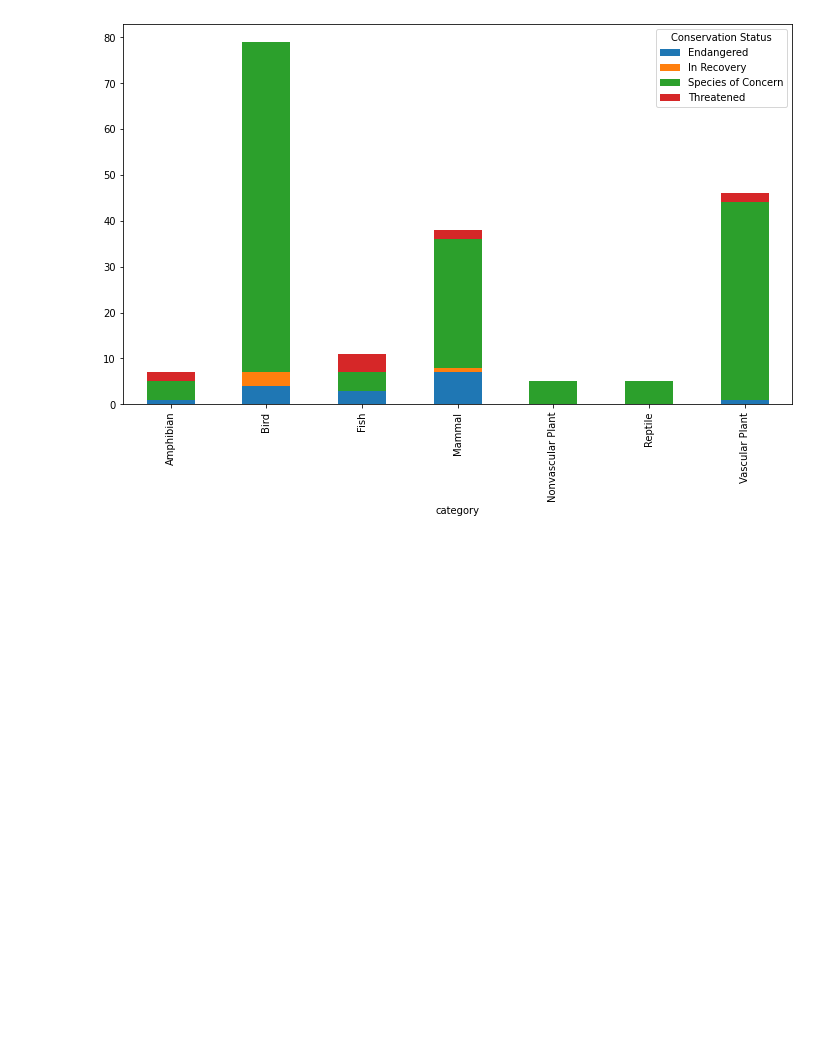
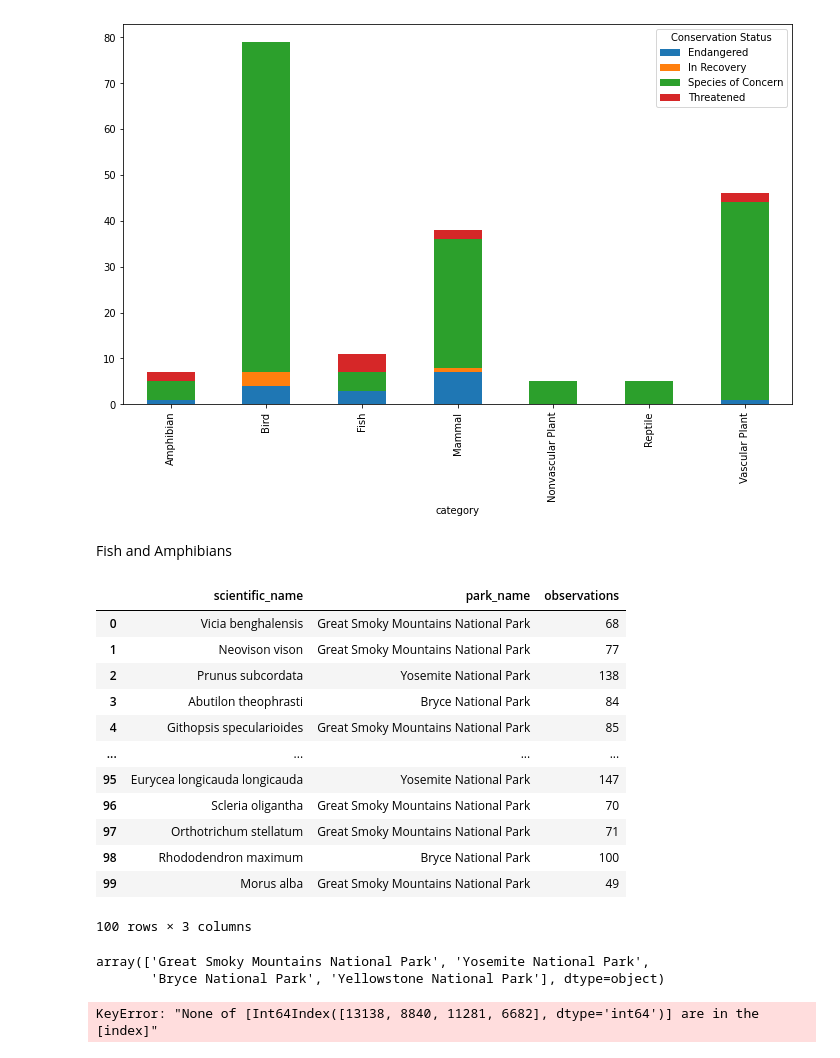
Before and after one commit to bartmj/Biodiversity-EDA, a Jupyter notebook: biodiversity.ipynb, the cells around one changed output. Cells and saved outputs as stored; diff of their text form; code cells hidden in the pictures; blank space fills up the shorter version.

```diff
--- a/biodiversity.ipynb
+++ b/biodiversity.ipynb
@@ -87,0 +88,18 @@ fI
+# %% [markdown]
+Fish and Amphibians
+# %%
+observations.head(100)
+# %% [output]
+|  | scientific_name | park_name | observations |
+| 0 | Vicia benghalensis | Great Smoky Mountains National Park | 68 |
+| 1 | Neovison vison | Great Smoky Mountains National Park | 77 |
+| 2 | Prunus subcordata | Yosemite National Park | 138 |
+| 3 | Abutilon theophrasti | Bryce National Park | 84 |
+| 4 | Githopsis specularioides | Great Smoky Mountains National Park | 85 |
+| ... | ... | ... | ... |
+| 95 | Eurycea longicauda longicauda | Yosemite National Park | 147 |
+| 96 | Scleria oligantha | Great Smoky Mountains National Park | 70 |
+| 97 | Orthotrichum stellatum | Great Smoky Mountains National Park | 71 |
+| 98 | Rhododendron maximum | Bryce National Park | 100 |
+| 99 | Morus alba | Great Smoky Mountains National Park | 49 |
+100 rows × 3 columns
@@ -87,0 +108,5 @@ fI
+# %%
+parks
+# %% [output]
+array(['Great Smoky Mountains National Park', 'Yosemite National Park',
+       'Bryce National Park', 'Yellowstone National Park'], dtype=object)
@@ -87,0 +116,5 @@ fI
+# %%
+idx = observations.groupby('park_name')['observations'].idxmax()
+result = df.loc[idx]
+# %% [output]
+KeyError: "None of [Int64Index([13138, 8840, 11281, 6682], dtype='int64')] are in the [index]"
```
Also changed, not shown: parts of 4 cells of this notebook.
